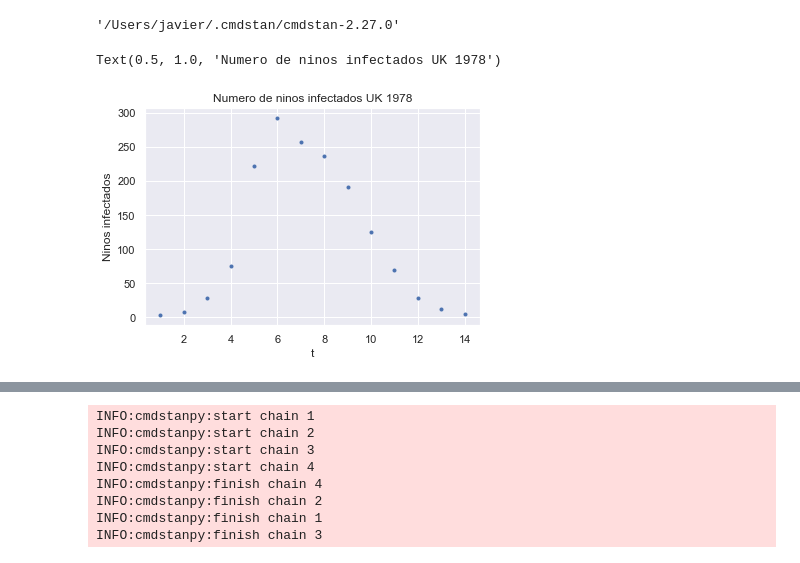
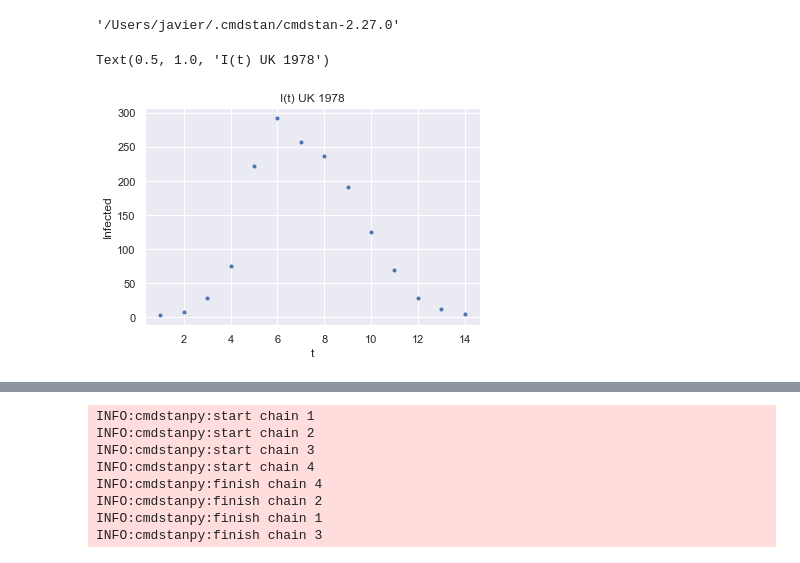
Before and after one commit to jear2412/BUQ-ODEsMCMC, a Jupyter notebook: BBS/BBSSIR.ipynb, the cells around one changed output, grey strips where cells are left out. Cells and saved outputs as stored; diff of their text form; code cells hidden in the pictures.

```diff
--- a/BBS/BBSSIR.ipynb
+++ b/BBS/BBSSIR.ipynb
@@ -55,9 +56,9 @@ t=np.arange(1,15,1)
 # %%
 plt.plot(t,yt, '.')
 plt.xlabel('t')
-plt.ylabel('Ninos infectados')
-plt.title('Numero de ninos infectados UK 1978')
+plt.ylabel('Infected')
+plt.title('I(t) UK 1978')
 # %% [output]
-Text(0.5, 1.0, 'Numero de ninos infectados UK 1978')
+Text(0.5, 1.0, 'I(t) UK 1978')
-[figure, old version]
+[figure, new version]
 # %%
```
Also changed, not shown: parts of 16 cells of this notebook, 2 other files.
